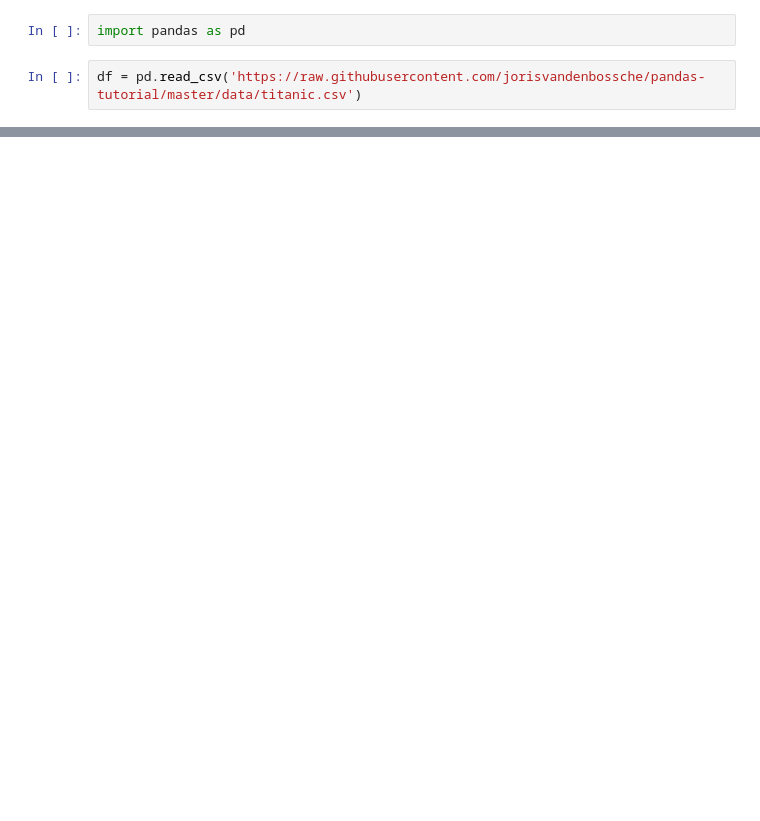
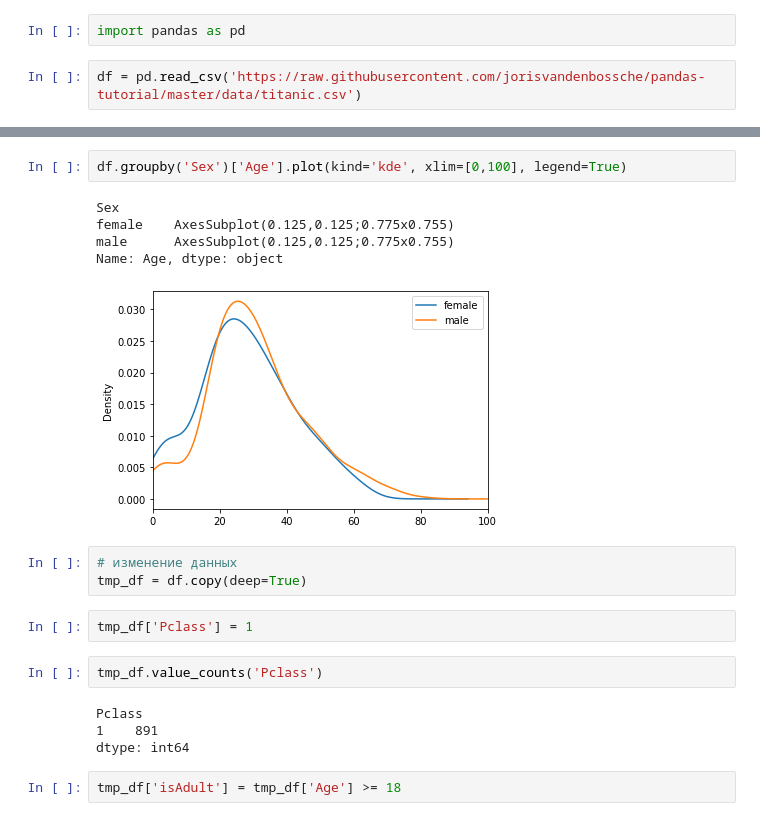
Before and after one commit to PSergey24/jupyter_notebooks, a Jupyter notebook: titanic.ipynb, the cells around one changed output, grey strips where cells are left out. Cells and saved outputs as stored; diff of their text form; blank space fills up the shorter version.

```diff
--- a/titanic.ipynb
+++ b/titanic.ipynb
@@ -26,0 +349,21 @@ print(df)
+# %%
+df.groupby('Sex')['Age'].plot(kind='kde', xlim=[0,100], legend=True)
+# %% [output]
+Sex
+female    AxesSubplot(0.125,0.125;0.775x0.755)
+male      AxesSubplot(0.125,0.125;0.775x0.755)
+Name: Age, dtype: object
+[figure, added]
+# %%
+# изменение данных
+tmp_df = df.copy(deep=True)
+# %%
+tmp_df['Pclass'] = 1
+# %%
+tmp_df.value_counts('Pclass')
+# %% [output]
+Pclass
+1    891
+dtype: int64
+# %%
+tmp_df['isAdult'] = tmp_df['Age'] >= 18
```
Also changed, not shown: parts of 48 cells of this notebook.
